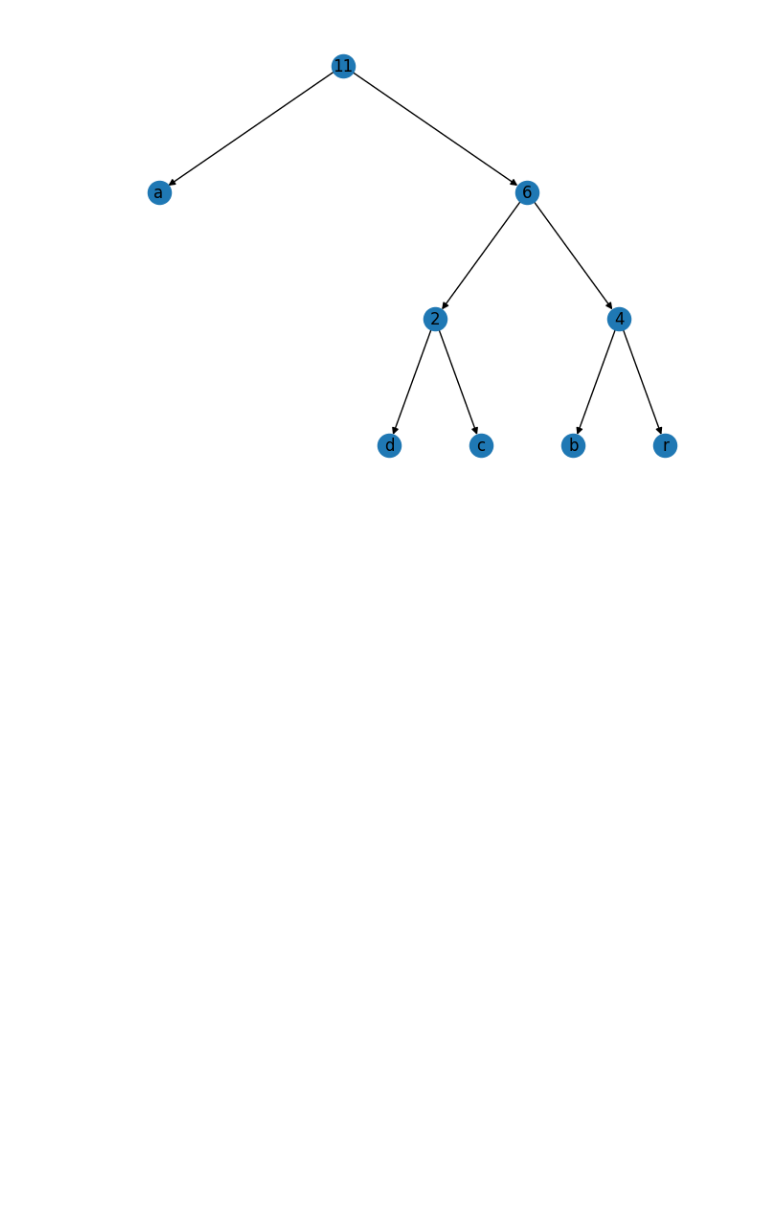
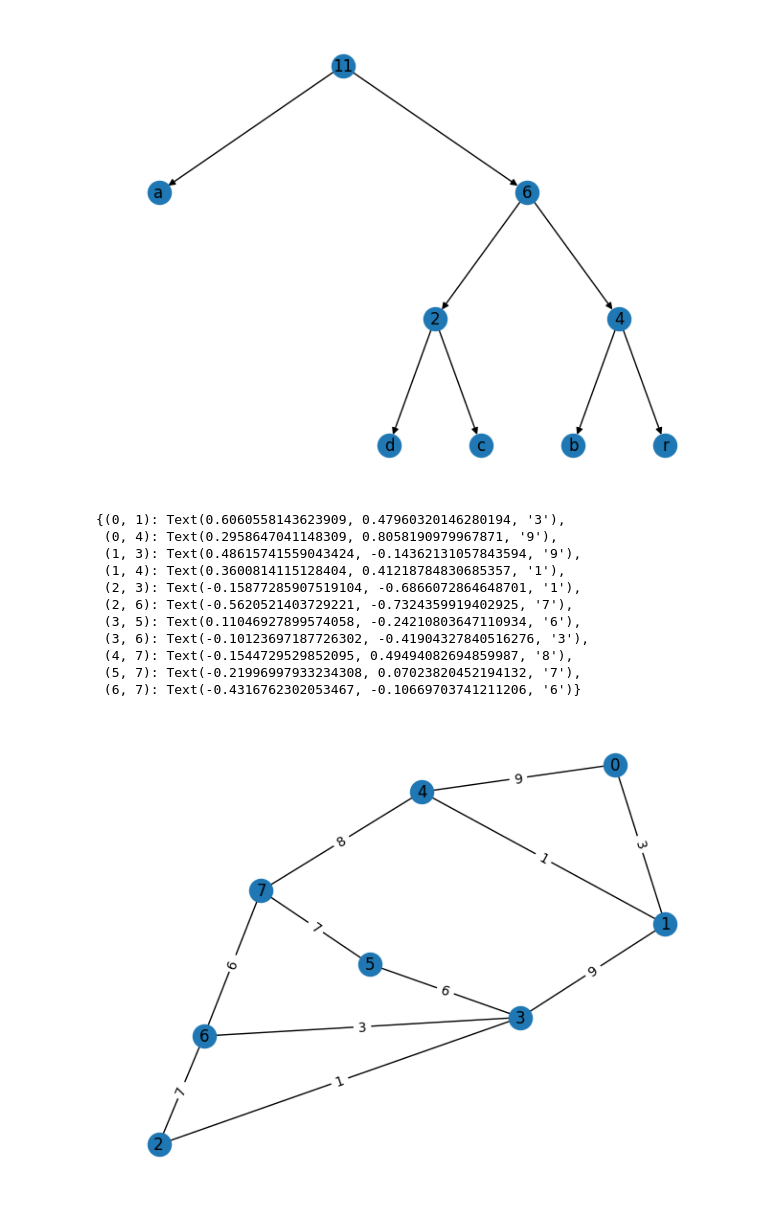
Before and after one commit to JanPastorek/1-AIN-413-22-Graphs, a Jupyter notebook: tutorials/Tutorial4.ipynb, the cells around one changed output. Drawn from its saved outputs; the diff is of its cells as text; code cells hidden in the pictures; blank space fills up the shorter version.

```diff
--- a/tutorials/Tutorial4.ipynb
+++ b/tutorials/Tutorial4.ipynb
@@ -197,3 +197,30 @@ nx.draw(T_huffman, with_labels=True, pos=pos)
 # tree layout
 # %% [output]
 [figure]
+# %%
+import networkx as nx
+import random
+# generate random weighted graph
+G = nx.gnp_random_graph(8, 0.3, seed=1, directed=False)
+for u, v in G.edges():
+    G.edges[u, v]['weight'] = random.randint(1, 10)
+
+# draw the graph with edge labels
+pos = nx.spring_layout(G)
+nx.draw(G, pos, with_labels=True)
+labels = nx.get_edge_attributes(G, 'weight')
+nx.draw_networkx_edge_labels(G, pos, edge_labels=labels)
+# nx.draw(G, with_labels=True)
+# %% [output]
+{(0, 1): Text(0.6060558143623909, 0.47960320146280194, '3'),
+ (0, 4): Text(0.2958647041148309, 0.8058190979967871, '9'),
+ (1, 3): Text(0.48615741559043424, -0.14362131057843594, '9'),
+ (1, 4): Text(0.3600814115128404, 0.41218784830685357, '1'),
+ (2, 3): Text(-0.15877285907519104, -0.6866072864648701, '1'),
+ (2, 6): Text(-0.5620521403729221, -0.7324359919402925, '7'),
+ (3, 5): Text(0.11046927899574058, -0.24210803647110934, '6'),
+ (3, 6): Text(-0.10123697187726302, -0.41904327840516276, '3'),
+ (4, 7): Text(-0.1544729529852095, 0.49494082694859987, '8'),
+ (5, 7): Text(-0.21996997933234308, 0.07023820452194132, '7'),
+ (6, 7): Text(-0.4316762302053467, -0.10669703741211206, '6')}
+[figure, added]
```
Also changed, not shown: 6 other files.
